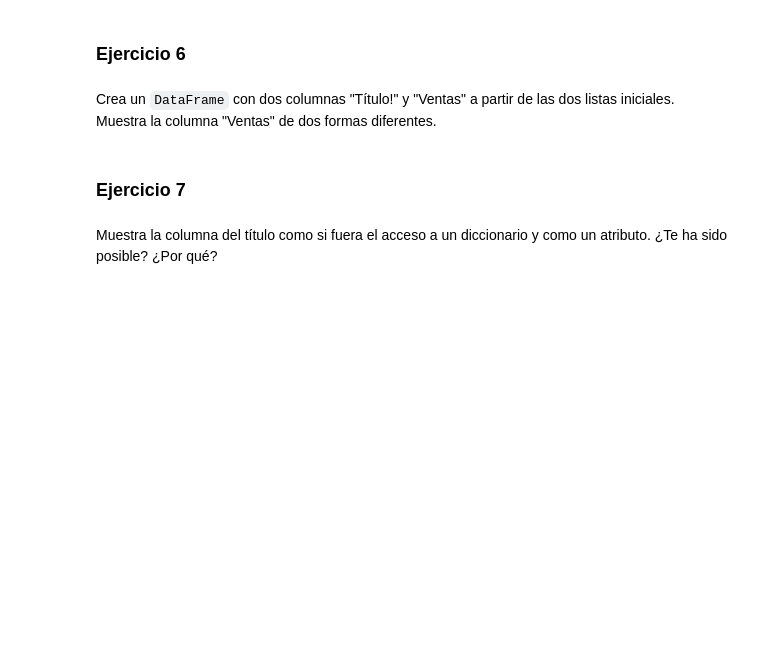
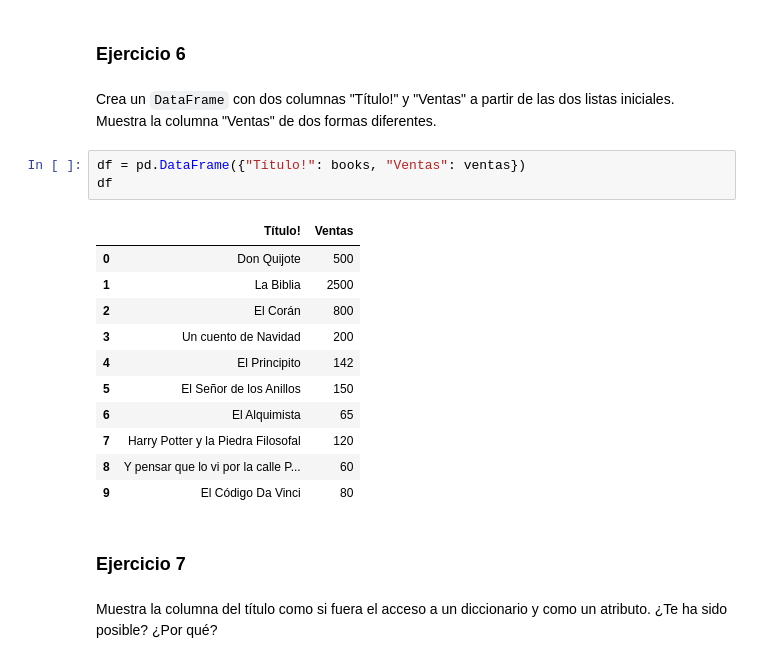
Before and after one commit to draranguez/DS-Online_DanielR, a Jupyter notebook: 02_Herramientas_Avanzadas/Sprint_04/Unidad_01_Pandas_I/02_Ejercicios_Workout/16_Ejercicios_Seleccion.ipynb, the cells around one changed output. Cells and saved outputs as stored; diff of their text form; blank space fills up the shorter version.

```diff
--- a/02_Herramientas_Avanzadas/Sprint_04/Unidad_01_Pandas_I/02_Ejercicios_Workout/16_Ejercicios_Seleccion.ipynb
+++ b/02_Herramientas_Avanzadas/Sprint_04/Unidad_01_Pandas_I/02_Ejercicios_Workout/16_Ejercicios_Seleccion.ipynb
@@ -49,6 +132,21 @@ Crea una serie ahora sólo con los 4 primeros títulos de los libros como valore
 ### Ejercicio 6
 # %% [markdown]
 Crea un `DataFrame` con dos columnas "Título!" y "Ventas" a partir de las dos listas iniciales. Muestra la columna "Ventas" de dos formas diferentes.
+# %%
+df = pd.DataFrame({"Título!": books, "Ventas": ventas})
+df
+# %% [output]
+|  | Título! | Ventas |
+| 0 | Don Quijote | 500 |
+| 1 | La Biblia | 2500 |
+| 2 | El Corán | 800 |
+| 3 | Un cuento de Navidad | 200 |
+| 4 | El Principito | 142 |
+| 5 | El Señor de los Anillos | 150 |
+| 6 | El Alquimista | 65 |
+| 7 | Harry Potter y la Piedra Filosofal | 120 |
+| 8 | Y pensar que lo vi por la calle P... | 60 |
+| 9 | El Código Da Vinci | 80 |
 # %% [markdown]
 ### Ejercicio 7
 # %% [markdown]
```
Also changed, not shown: parts of 12 cells of this notebook, 1 other file.
